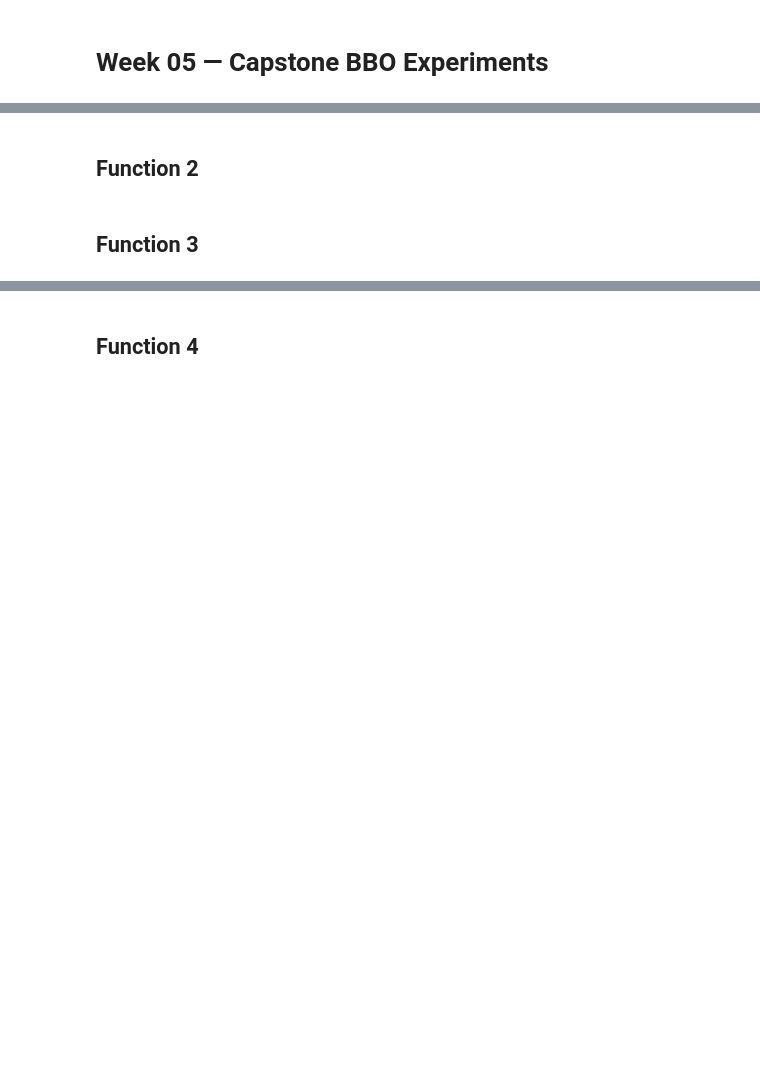
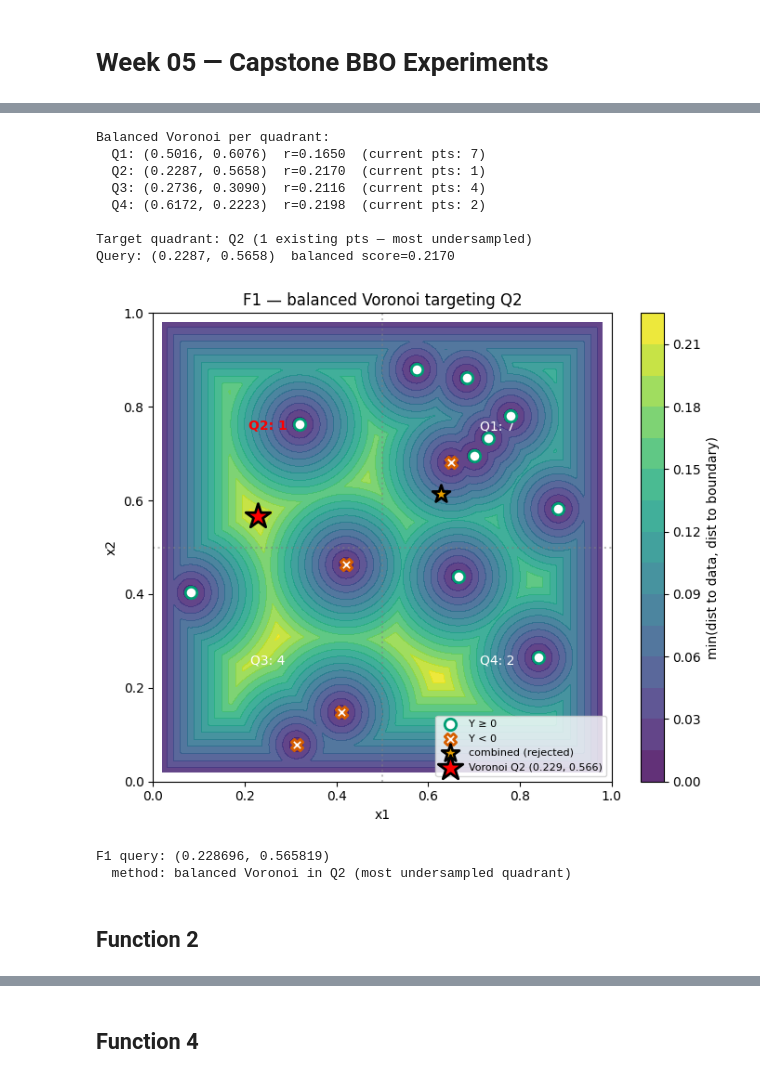
Before and after one commit to martinijfb/capstone_project_AI_ML, a Jupyter notebook: notebooks/week_05.ipynb, the cells around one changed output, grey strips where cells are left out. Saved outputs shown, nothing was run; the diff lists cells and outputs as text; code cells hidden in the pictures; blank space fills up the shorter version.

```diff
--- a/notebooks/week_05.ipynb
+++ b/notebooks/week_05.ipynb
@@ -47,2 +305,66 @@ next_query_1 = None  # Replace with your chosen point
+# %%
+# Cell H — balanced Voronoi fallback in Q2 (most undersampled quadrant)
+g_v = 300
+gx_v, gy_v = np.meshgrid(np.linspace(0.02, 0.98, g_v), np.linspace(0.02, 0.98, g_v))
+cand_v = np.column_stack([gx_v.ravel(), gy_v.ravel()])
+dist_to_data = cdist(cand_v, X).min(axis=1)
+dist_to_boundary = np.minimum(np.minimum(cand_v[:, 0], 1 - cand_v[:, 0]),
+                              np.minimum(cand_v[:, 1], 1 - cand_v[:, 1]))
+balanced = np.minimum(dist_to_data, dist_to_boundary)
+
+# Per-quadrant winners
+print("Balanced Voronoi per quadrant:")
+quad_winners = {}
+for label, qcheck in [('Q1', lambda c: c[0]>=0.5 and c[1]>=0.5),
+                      ('Q2', lambda c: c[0]< 0.5 and c[1]>=0.5),
+                      ('Q3', lambda c: c[0]< 0.5 and c[1]< 0.5),
+                      ('Q4', lambda c: c[0]>=0.5 and c[1]< 0.5)]:
+    mask = np.array([qcheck(c) for c in cand_v])
+    idx = balanced[mask].argmax()
+    pt = cand_v[mask][idx]; r = balanced[mask][idx]
+    quad_winners[label] = (pt, r, quads[label])
+    print(f"  {label}: ({pt[0]:.4f}, {pt[1]:.4f})  r={r:.4f}  (current pts: {quads[label]})")
+
+# Pick most undersampled quadrant (min count), tiebreak by score
+target_quad = min(quad_winners.keys(), key=lambda q: (quad_winners[q][2], -quad_winners[q][1]))
+voronoi_query = quad_winners[target_quad][0]
+print(f"\nTarget quadrant: {target_quad} ({quad_winners[target_quad][2]} existing pts — most undersampled)")
+print(f"Query: ({voronoi_query[0]:.4f}, {voronoi_query[1]:.4f})  balanced score={quad_winners[target_quad][1]:.4f}")
+
+# Plot
+fig, ax = plt.subplots(figsize=(7, 6))
+im = ax.contourf(gx_v, gy_v, balanced.reshape(g_v, g_v), levels=20, cmap='viridis', alpha=0.85)
+plt.colorbar(im, ax=ax, label='min(dist to data, dist to boundary)')
+ax.scatter(pos_pts[:,0], pos_pts[:,1], c='white', s=80, edgecolors=COLORS[2], linewidth=2, zorder=5, label='Y ≥ 0')
+ax.scatter(neg_pts[:,0], neg_pts[:,1], c='white', s=80, edgecolors=COLORS[1], linewidth=2, zorder=5, marker='X', label='Y < 0')
+ax.scatter(*combined_query, c=COLORS[3], s=200, edgecolors='black', linewidth=2, zorder=6, marker='*', label='combined (rejected)')
+ax.scatter(*voronoi_query, c='red', s=400, edgecolors='black', linewidth=2, zorder=7, marker='*', label=f'Voronoi {target_quad} ({voronoi_query[0]:.3f}, {voronoi_query[1]:.3f})')
+ax.axhline(0.5, color='grey', linestyle=':', alpha=0.5); ax.axvline(0.5, color='grey', linestyle=':', alpha=0.5)
+for q, cnt in quads.items():
+    qx, qy = (0.75 if 'Q1' in q or 'Q4' in q else 0.25), (0.75 if 'Q1' in q or 'Q2' in q else 0.25)
+    color = 'red' if cnt == quads[target_quad] else 'white'
+    ax.text(qx, qy, f'{q}: {cnt}', color=color, ha='center', fontsize=10, weight='bold' if cnt == quads[target_quad] else 'normal')
+ax.set_xlabel('x1'); ax.set_ylabel('x2'); ax.set_xlim(0,1); ax.set_ylim(0,1)
+ax.set_title(f'F1 — balanced Voronoi targeting {target_quad}')
+ax.legend(loc='lower right', fontsize=8)
+plt.tight_layout(); plt.savefig('../plots/week_05/function_1_voronoi.png', dpi=120, bbox_inches='tight'); plt.show()
+# %% [output]
+Balanced Voronoi per quadrant:
+  Q1: (0.5016, 0.6076)  r=0.1650  (current pts: 7)
+  Q2: (0.2287, 0.5658)  r=0.2170  (current pts: 1)
+  Q3: (0.2736, 0.3090)  r=0.2116  (current pts: 4)
+  Q4: (0.6172, 0.2223)  r=0.2198  (current pts: 2)
+
+Target quadrant: Q2 (1 existing pts — most undersampled)
+Query: (0.2287, 0.5658)  balanced score=0.2170
+[figure, added]
+# %%
+# Cell I — next_query_1 assignment [REQUIRED]
+next_query_1 = voronoi_query.copy()
+print(f'F1 query: ({next_query_1[0]:.6f}, {next_query_1[1]:.6f})')
+print(f'  method: balanced Voronoi in {target_quad} (most undersampled quadrant)')
+# %% [output]
+F1 query: (0.228696, 0.565819)
+  method: balanced Voronoi in Q2 (most undersampled quadrant)
 # %% [markdown]
 ## Function 2
@@ -55,2 +370,0 @@ next_query_2 = None
-# %% [markdown]
-## Function 3
```
Also changed, not shown: parts of 68 cells of this notebook, 23 other files.
